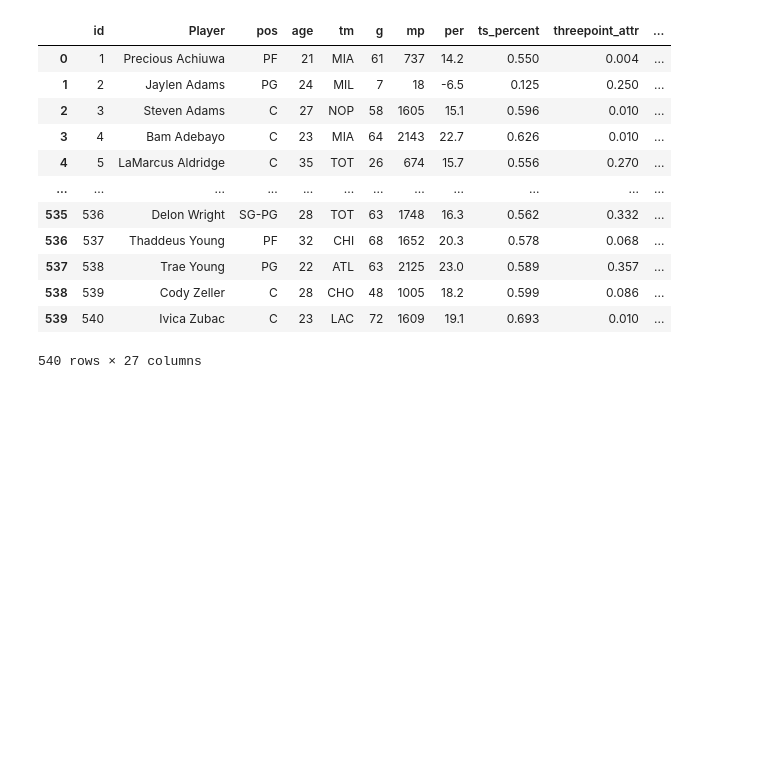
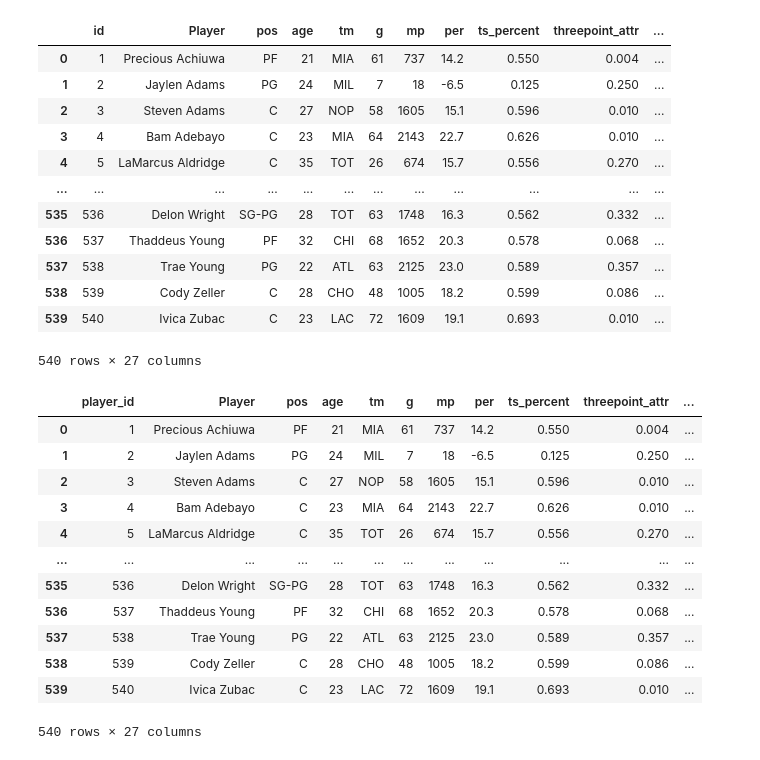
Before and after one commit to irameowlee/player_analysis, a Jupyter notebook: data_advanced_stats.ipynb, the cells around one changed output. Saved outputs shown, nothing was run; the diff lists cells and outputs as text; code cells hidden in the pictures; blank space fills up the shorter version.

```diff
--- a/data_advanced_stats.ipynb
+++ b/data_advanced_stats.ipynb
@@ -253,5 +253,22 @@ clean_df
 | 538 | 539 | Cody Zeller | C | 28 | CHO | 48 | 1005 | 18.2 | 0.599 | 0.086 | ... |
 | 539 | 540 | Ivica Zubac | C | 23 | LAC | 72 | 1609 | 19.1 | 0.693 | 0.010 | ... |
 540 rows × 27 columns
+# %%
+clean_df = clean_df.rename(columns={'id': 'player_id'})
+clean_df
+# %% [output]
+|  | player_id | Player | pos | age | tm | g | mp | per | ts_percent | threepoint_attr | ... |
+| 0 | 1 | Precious Achiuwa | PF | 21 | MIA | 61 | 737 | 14.2 | 0.550 | 0.004 | ... |
+| 1 | 2 | Jaylen Adams | PG | 24 | MIL | 7 | 18 | -6.5 | 0.125 | 0.250 | ... |
+| 2 | 3 | Steven Adams | C | 27 | NOP | 58 | 1605 | 15.1 | 0.596 | 0.010 | ... |
+| 3 | 4 | Bam Adebayo | C | 23 | MIA | 64 | 2143 | 22.7 | 0.626 | 0.010 | ... |
+| 4 | 5 | LaMarcus Aldridge | C | 35 | TOT | 26 | 674 | 15.7 | 0.556 | 0.270 | ... |
+| ... | ... | ... | ... | ... | ... | ... | ... | ... | ... | ... | ... |
+| 535 | 536 | Delon Wright | SG-PG | 28 | TOT | 63 | 1748 | 16.3 | 0.562 | 0.332 | ... |
+| 536 | 537 | Thaddeus Young | PF | 32 | CHI | 68 | 1652 | 20.3 | 0.578 | 0.068 | ... |
+| 537 | 538 | Trae Young | PG | 22 | ATL | 63 | 2125 | 23.0 | 0.589 | 0.357 | ... |
+| 538 | 539 | Cody Zeller | C | 28 | CHO | 48 | 1005 | 18.2 | 0.599 | 0.086 | ... |
+| 539 | 540 | Ivica Zubac | C | 23 | LAC | 72 | 1609 | 19.1 | 0.693 | 0.010 | ... |
+540 rows × 27 columns
 # %%
 clean_df.to_csv('advanced_stats_clean.csv')
```
Also changed, not shown: 2 other files.
